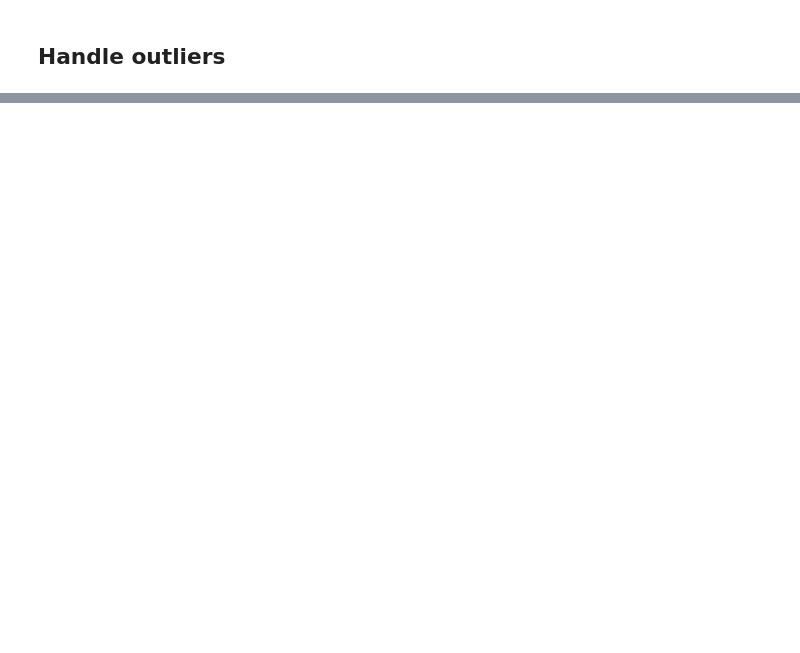
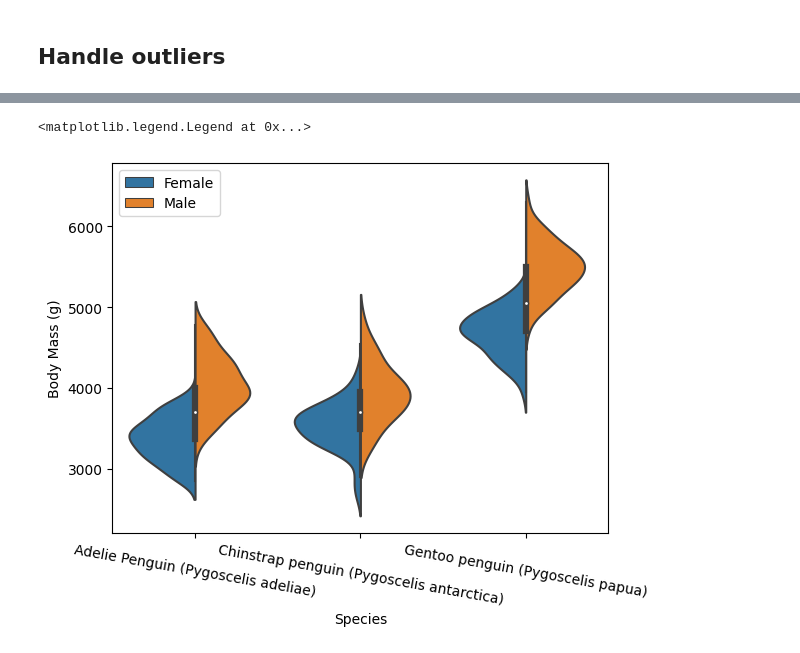
Before and after one commit to DI3GOcze/School-UPA-project-2, a Jupyter notebook: dataset2.ipynb, the cells around one changed output, grey strips where cells are left out. Drawn from its saved outputs; the diff is of its cells as text; code cells hidden in the pictures; blank space fills up the shorter version.

```diff
--- a/dataset2.ipynb
+++ b/dataset2.ipynb
@@ -40,0 +42,5 @@ df = df.dropna()
+# %%
+#Replace invalid value '.'
+df.Sex.replace('.', np.nan, inplace=True)
+
+print(df.isnull().sum())
@@ -40,0 +59,6 @@ df = df.dropna()
+# %%
+#Fill missing numerical values with mean
+for i in df.columns[df.dtypes == float]:
+    df[i].fillna(df[i].mean(), inplace=True)
+
+print(df.isnull().sum())
@@ -40,0 +77,5 @@ df = df.dropna()
+# %%
+#Remove missing categorical values
+df = df.dropna(subset=["Sex"])
+
+print(df.isnull().sum())
@@ -59,0 +145,14 @@ oldDf.shape[0] - df.shape[0]
+# %%
+#Convert categoric attributes to numeric with method 'pd.factorize'
+df["Species"], species_labels = pd.factorize(df["Species"])
+df["Island"] = pd.factorize(df["Island"])[0]
+
+#Convert categoric attributes to numeric manually with method 'replace'
+df["Sex"].replace(["FEMALE", "MALE"], [0, 1], inplace=True)
+sex_labels = ["Female", "Male"]
+
+#Convert date to datetime format
+df["Date Egg"] = pd.to_datetime(df["Date Egg"], format="%m/%d/%y")
+
+#Show data types after conversion
+print(df.dtypes)
@@ -59,0 +188,9 @@ oldDf.shape[0] - df.shape[0]
+# %%
+#Plot data with category names they had before conversion
+ax = sns.violinplot(data = df, x = "Species", y = "Body Mass (g)", hue="Sex", split=True)
+ax.set_xticklabels(species_labels, rotation=-10)
+handles, _ = ax.get_legend_handles_labels()
+ax.legend(handles=handles, labels=sex_labels)
+# %% [output]
+<matplotlib.legend.Legend at 0x...>
+[figure, added]
```
Also changed, not shown: parts of 13 cells of this notebook, 2 other files.
